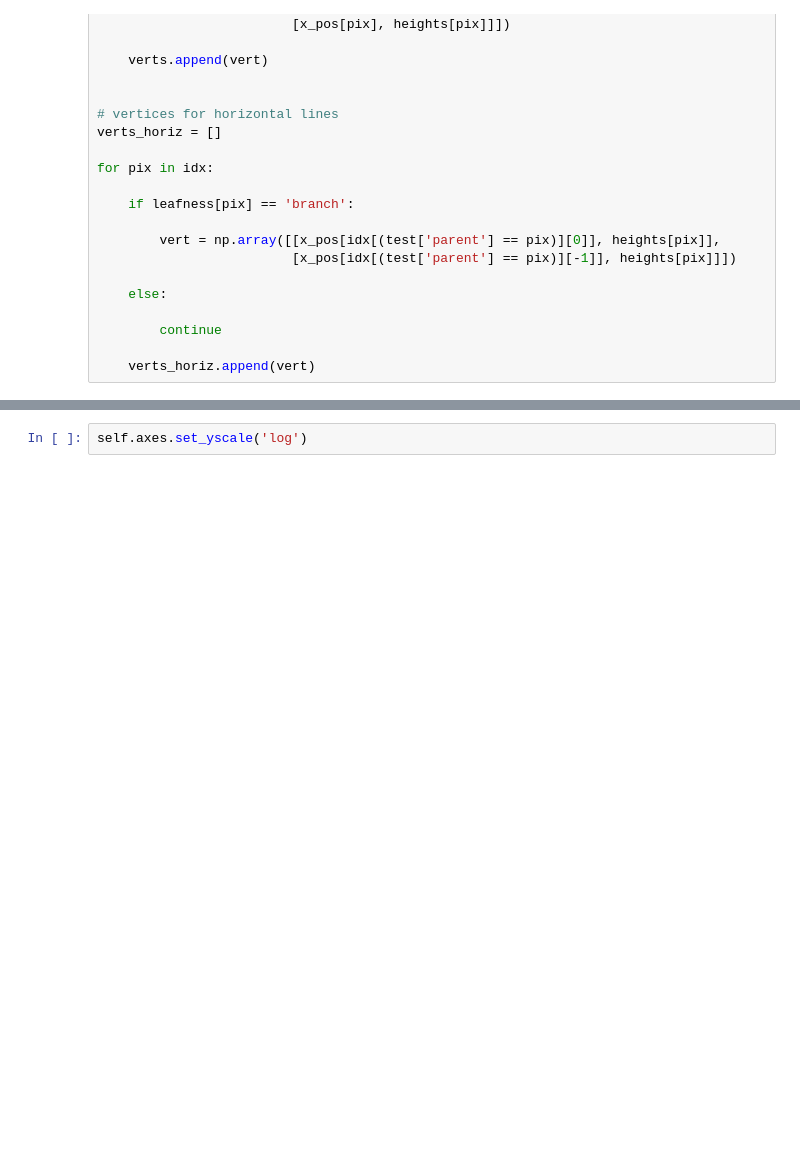
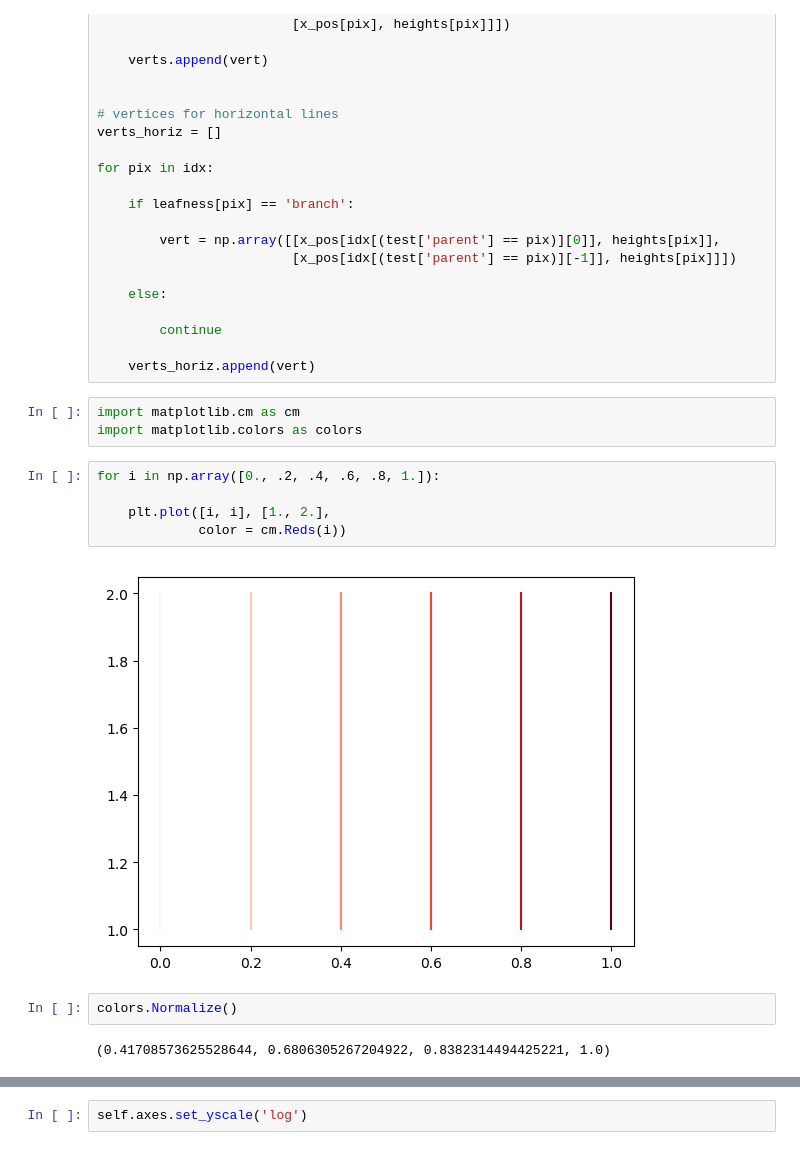
Before and after one commit to hopehhchen/glue_tree, a Jupyter notebook: test.ipynb, the cells around one changed output, grey strips where cells are left out. Cells and saved outputs as stored; diff of their text form; blank space fills up the shorter version.

```diff
--- a/test.ipynb
+++ b/test.ipynb
@@ -149,3 +137,17 @@ for pix in idx:
         continue
 
     verts_horiz.append(vert)
+# %%
+import matplotlib.cm as cm
+import matplotlib.colors as colors
+# %%
+for i in np.array([0., .2, .4, .6, .8, 1.]):
+
+    plt.plot([i, i], [1., 2.],
+             color = cm.Reds(i))
+# %% [output]
+[figure, added]
+# %%
+colors.Normalize()
+# %% [output]
+(0.41708573625528644, 0.6806305267204922, 0.8382314494425221, 1.0)
```
Also changed, not shown: parts of 39 cells of this notebook, 2 other files.
